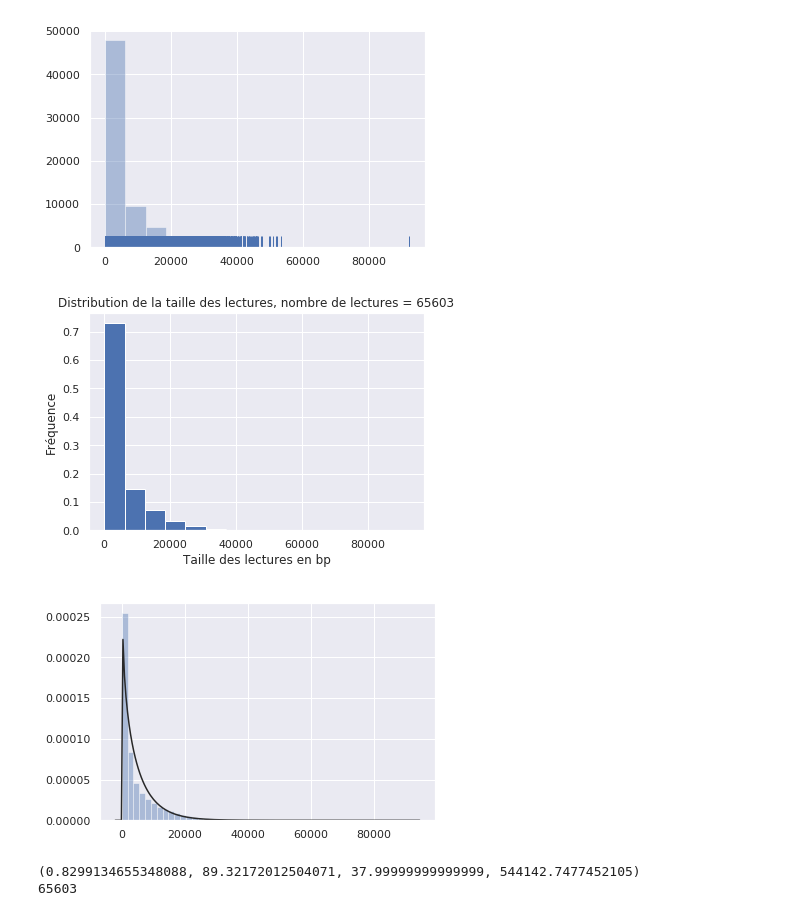
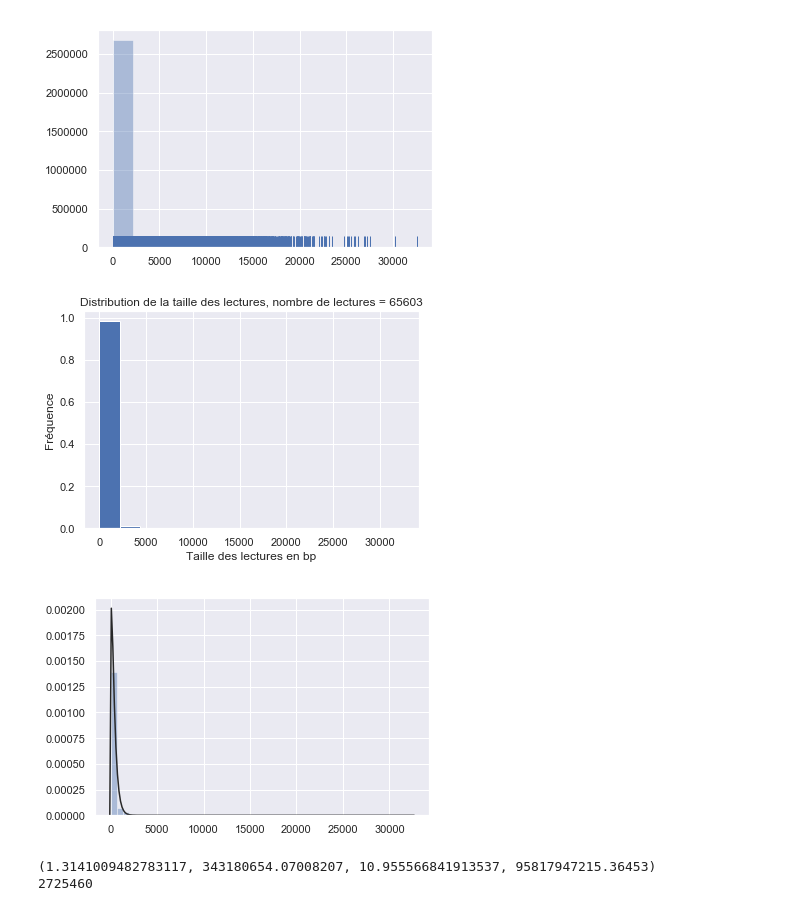
Before and after one commit to aminaghoul/reads_seq, a Jupyter notebook: fitter.ipynb, the cells around one changed output. Cells and saved outputs as stored; diff of their text form; code cells hidden in the pictures.

```diff
--- a/fitter.ipynb
+++ b/fitter.ipynb
@@ -27,6 +26,6 @@ def b(x, g, n):
 	return  n * (1 - x/g) ** (n - 1)
 # %%
-monFichier = open("../Documents/Donnees/SRR6472704.fastq", "r")
+"""monFichier = open("../Documents/Donnees/SRR6472704.fastq", "r")
 id = []
 taille = []
 norm = []
@@ -42,32 +41,35 @@ id = list(map(int, id))
 for i in id:
     if i != tmp:
         taille.append(i)
-    tmp = i
+    tmp = i"""
+
+import json
+taille = json.load(open(r"C:\Users\Maman\Documents\stage\reads_seq-master\cache\tailles\DRR034174_subreads.fastq.json"))
 # %%
 
 #taille = lire_taille()
 sns.set(color_codes=True)
 nombre_fragments = len(taille)
 
 axe_abscisse = np.linspace(0, max(taille))
 sns.distplot(taille, bins=15, kde=False, rug=True)
 plt.show()
 weights = np.ones_like(taille) / float(len(taille))
 plt.hist(taille, bins=15, weights=weights)
 plt.title("Distribution de la taille des lectures, nombre de lectures = 65603")
 plt.xlabel("Taille des lectures en bp")
 plt.ylabel("Fréquence")
 plt.show()
-sns.distplot(taille, kde=False, fit=stats.beta)
+sns.distplot(tuple(taille), kde=False, fit=stats.beta)
 plt.show()
 print(beta.fit(taille))
 print(len(taille))
 # %% [output]
-[figure, old version]
+[figure, new version]
-[figure, old version]
+[figure, new version]
-[figure, old version]
+[figure, new version]
-(0.8299134655348088, 89.32172012504071, 37.99999999999999, 544142.7477452105)
-65603
+(1.3141009482783117, 343180654.07008207, 10.955566841913537, 95817947215.36453)
+2725460
 # %%
 t = max(taille)
 norm = [i / t for i in taille]
```
Also changed, not shown: parts of 4 cells of this notebook.
